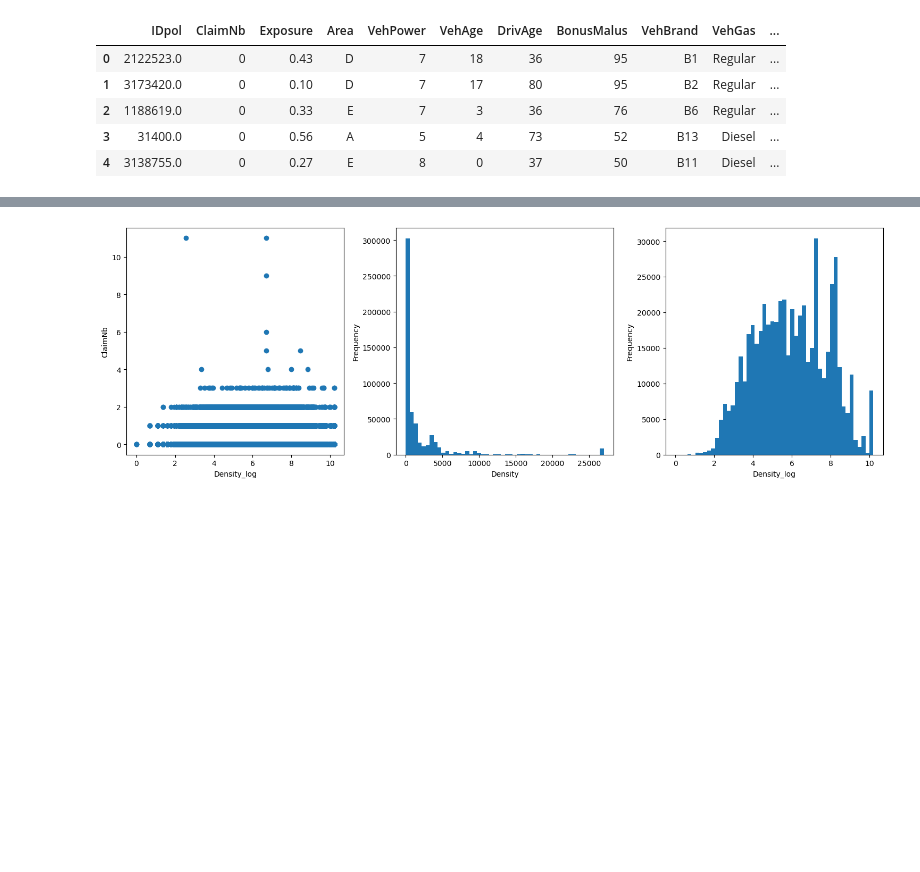
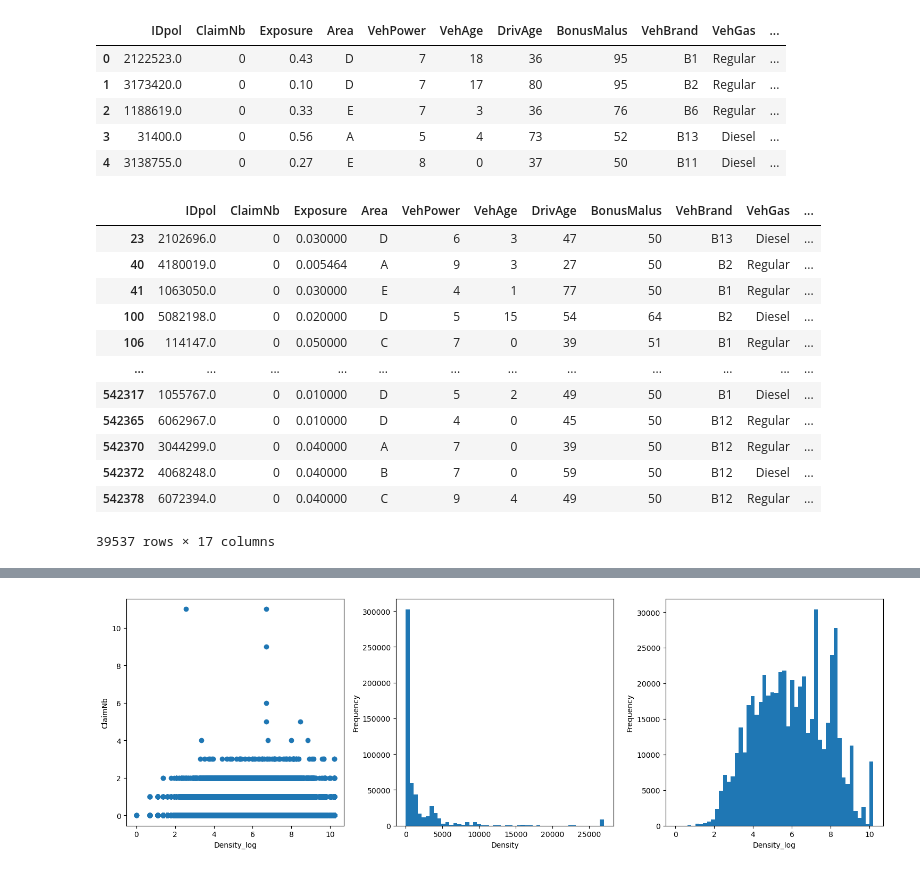
Before and after one commit to HKrtsn/ML-Project, a Jupyter notebook: pca_clustering_scraps.ipynb, the cells around one changed output, grey strips where cells are left out. Cells and saved outputs as stored; diff of their text form; code cells hidden in the pictures; blank space fills up the shorter version.

```diff
--- a/pca_clustering_scraps.ipynb
+++ b/pca_clustering_scraps.ipynb
@@ -13,3 +13,19 @@ df.head()
 | 2 | 1188619.0 | 0 | 0.33 | E | 7 | 3 | 36 | 76 | B6 | Regular | ... |
 | 3 | 31400.0 | 0 | 0.56 | A | 5 | 4 | 73 | 52 | B13 | Diesel | ... |
 | 4 | 3138755.0 | 0 | 0.27 | E | 8 | 0 | 37 | 50 | B11 | Diesel | ... |
+# %%
+df[df['Exposure']<=0.05]
+# %% [output]
+|  | IDpol | ClaimNb | Exposure | Area | VehPower | VehAge | DrivAge | BonusMalus | VehBrand | VehGas | ... |
+| 23 | 2102696.0 | 0 | 0.030000 | D | 6 | 3 | 47 | 50 | B13 | Diesel | ... |
+| 40 | 4180019.0 | 0 | 0.005464 | A | 9 | 3 | 27 | 50 | B2 | Regular | ... |
+| 41 | 1063050.0 | 0 | 0.030000 | E | 4 | 1 | 77 | 50 | B1 | Regular | ... |
+| 100 | 5082198.0 | 0 | 0.020000 | D | 5 | 15 | 54 | 64 | B2 | Diesel | ... |
+| 106 | 114147.0 | 0 | 0.050000 | C | 7 | 0 | 39 | 51 | B1 | Regular | ... |
+| ... | ... | ... | ... | ... | ... | ... | ... | ... | ... | ... | ... |
+| 542317 | 1055767.0 | 0 | 0.010000 | D | 5 | 2 | 49 | 50 | B1 | Diesel | ... |
+| 542365 | 6062967.0 | 0 | 0.010000 | D | 4 | 0 | 45 | 50 | B12 | Regular | ... |
+| 542370 | 3044299.0 | 0 | 0.040000 | A | 7 | 0 | 39 | 50 | B12 | Regular | ... |
+| 542372 | 4068248.0 | 0 | 0.040000 | B | 7 | 0 | 59 | 50 | B12 | Diesel | ... |
+| 542378 | 6072394.0 | 0 | 0.040000 | C | 9 | 4 | 49 | 50 | B12 | Regular | ... |
+39537 rows × 17 columns
```
Also changed, not shown: parts of 8 cells of this notebook, 1 other file.
